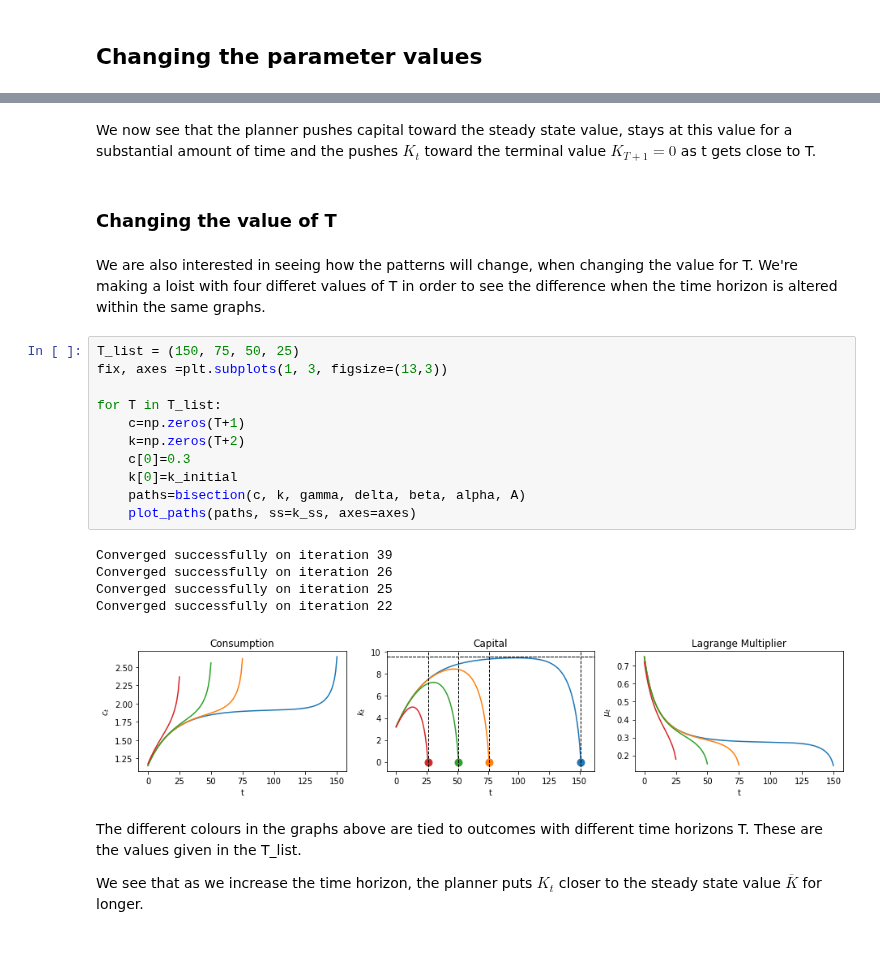
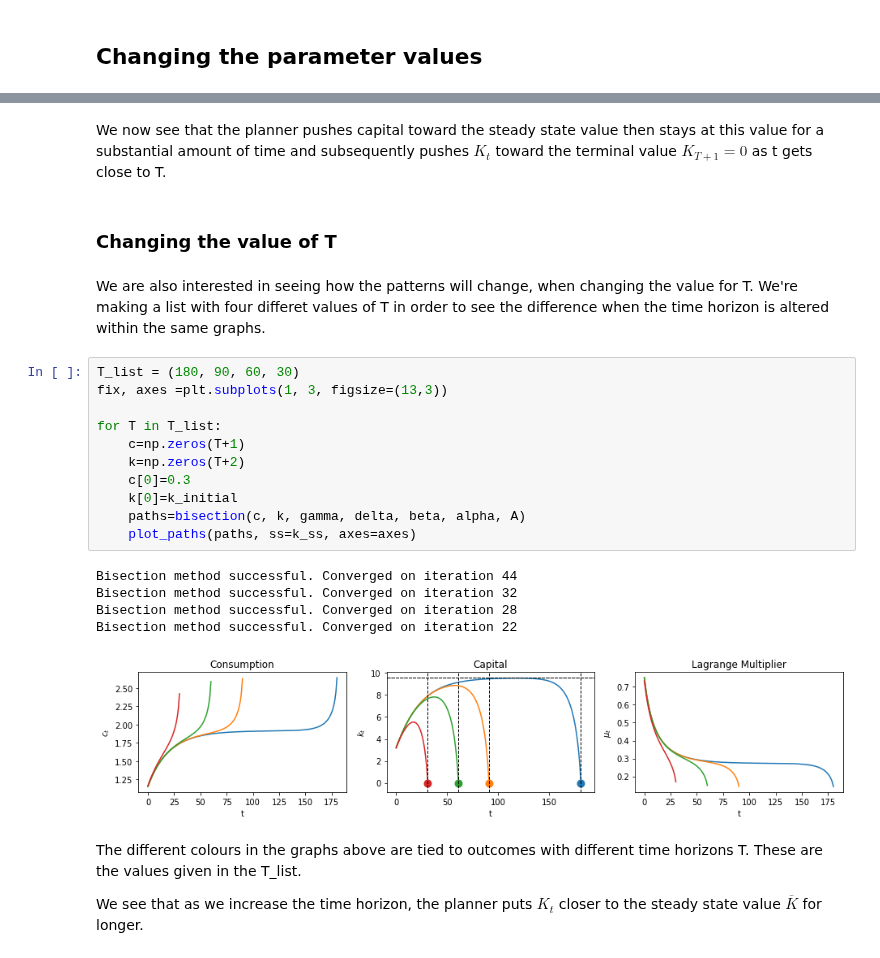
Before and after one commit to NumEconCopenhagen/projects-2020-group1, a Jupyter notebook: modelproject/modelproject.ipynb, the cells around one changed output, grey strips where cells are left out. Saved outputs shown, nothing was run; the diff lists cells and outputs as text.

```diff
--- a/modelproject/modelproject.ipynb
+++ b/modelproject/modelproject.ipynb
@@ -413,27 +412,27 @@ Converged successfully on iteration 39
 [figure]
 # %% [markdown]
-We now see that the planner pushes capital toward the steady state value, stays at this value for a substantial amount of time and the pushes $K_t$ toward the terminal value $K_{T+1}=0$ as t gets close to T.
+We now see that the planner pushes capital toward the steady state value then stays at this value for a substantial amount of time and subsequently pushes $K_t$ toward the terminal value $K_{T+1}=0$ as t gets close to T.
 # %% [markdown]
 ### Changing the value of T
 # %% [markdown]
-We are also interested in seeing how the patterns will change, when changing the value for T. We're making a loist with four differet values of T in order to see the difference when the time horizon is altered within the same graphs.
+We are also interested in seeing how the patterns will change, when changing the value for T. We're making a list with four differet values of T in order to see the difference when the time horizon is altered within the same graphs.
 # %%
-T_list = (150, 75, 50, 25)
+T_list = (180, 90, 60, 30)
 fix, axes =plt.subplots(1, 3, figsize=(13,3))
 
 for T in T_list:
     c=np.zeros(T+1)
     k=np.zeros(T+2)
     c[0]=0.3
     k[0]=k_initial
     paths=bisection(c, k, gamma, delta, beta, alpha, A)
     plot_paths(paths, ss=k_ss, axes=axes)
 # %% [output]
-Converged successfully on iteration 39
-Converged successfully on iteration 26
-Converged successfully on iteration 25
-Converged successfully on iteration 22
+Bisection method successful. Converged on iteration 44
+Bisection method successful. Converged on iteration 32
+Bisection method successful. Converged on iteration 28
+Bisection method successful. Converged on iteration 22
-[figure, old version]
+[figure, new version]
 # %% [markdown]
 The different colours in the graphs above are tied to outcomes with different time horizons T. These are the values given in the T_list.
 
```
Also changed, not shown: parts of 17 cells of this notebook.
